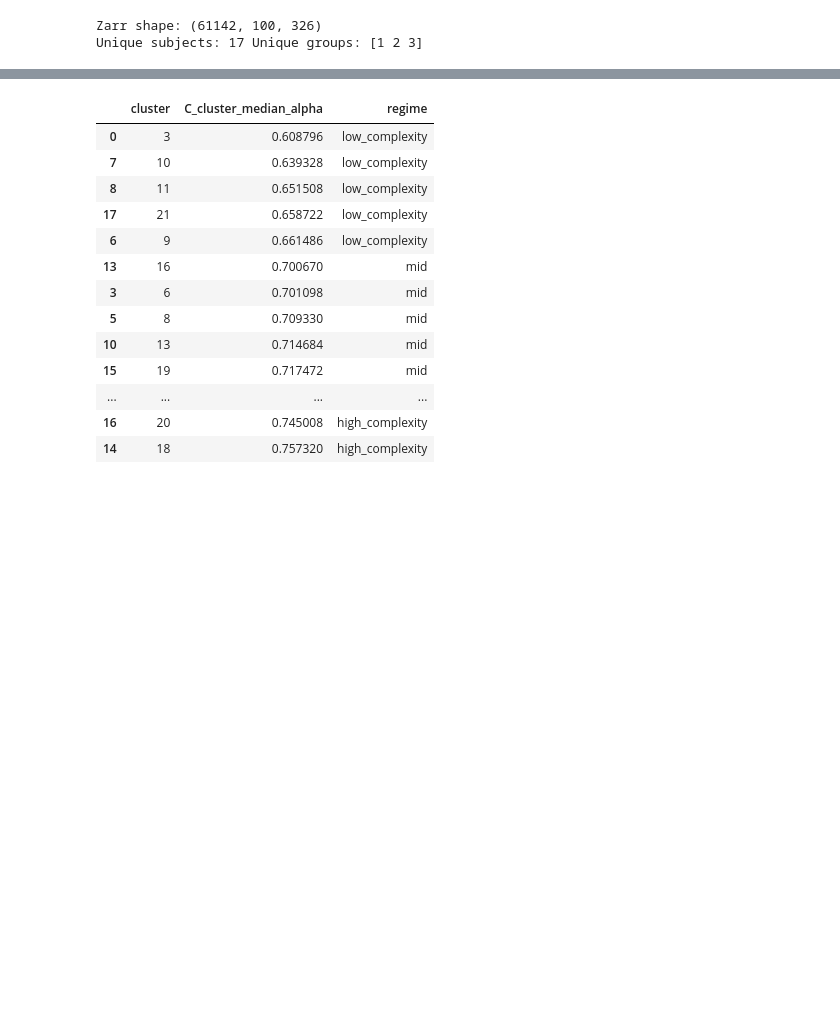
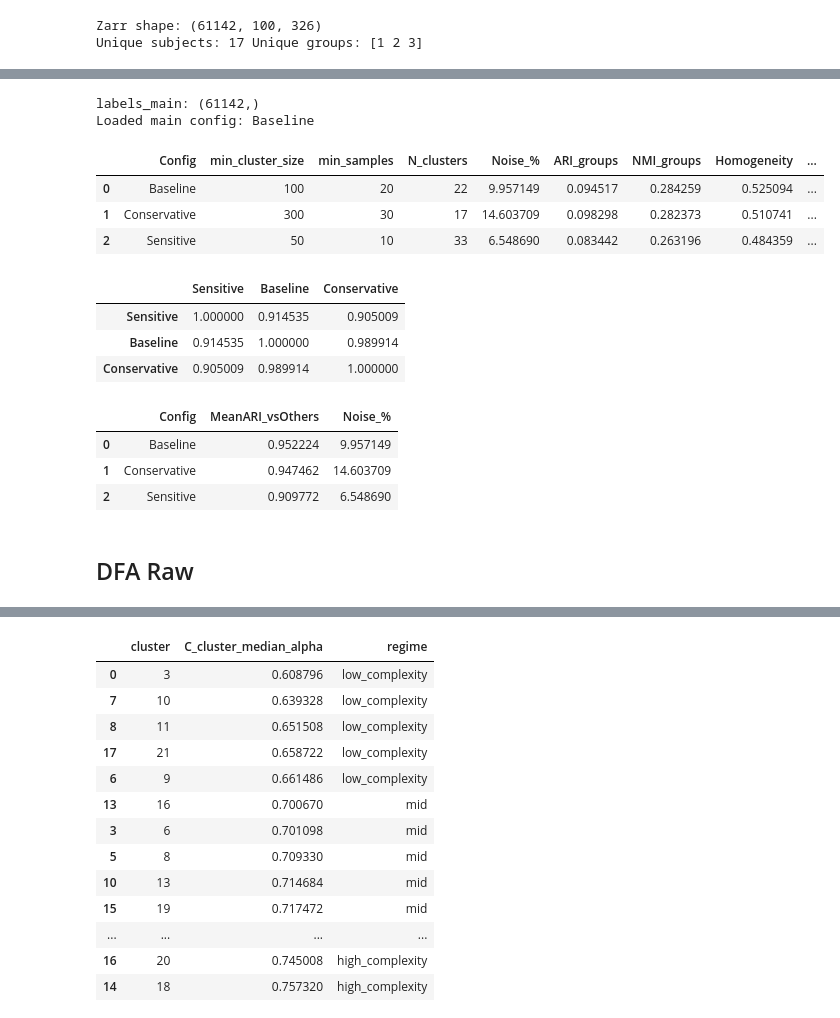
Before and after one commit to carmare13/Gait-Stability, a Jupyter notebook: NoteBooks/NONAN_AI.ipynb, the cells around one changed output, grey strips where cells are left out. Cells and saved outputs as stored; diff of their text form; code cells hidden in the pictures; blank space fills up the shorter version.

```diff
--- a/NoteBooks/NONAN_AI.ipynb
+++ b/NoteBooks/NONAN_AI.ipynb
@@ -230,3 +272,44 @@ Selected main config: Baseline
+# %%
+# LOAD HDBSCAN ARTIFACTS (no recomputation)
+# ============================================
+OUTDIR = "results_nonan"
+
+# Load main labels
+labels_main = np.load(f"{OUTDIR}/labels_main.npy")
+print("labels_main:", labels_main.shape)
+
+# Load metadata / selection info
+with open(f"{OUTDIR}/hdbscan_selection.json", "r", encoding="utf-8") as f:
+    cfg_record = json.load(f)
+
+MAIN_CFG_NAME = cfg_record["MAIN_CFG_NAME"]
+print("Loaded main config:", MAIN_CFG_NAME)
+
+# Load tables (for reporting / figures)
+df_hdb = pd.read_csv(f"{OUTDIR}/hdbscan_quality_vs_groups.csv")
+df_ari_cfg = pd.read_csv(f"{OUTDIR}/hdbscan_stability_between_configs.csv", index_col=0)
+df_pick = pd.read_csv(f"{OUTDIR}/hdbscan_pick_table.csv")
+
+display(df_hdb)
+display(df_ari_cfg)
+display(df_pick)
+# %% [output]
+labels_main: (61142,)
+Loaded main config: Baseline
+|  | Config | min_cluster_size | min_samples | N_clusters | Noise_% | ARI_groups | NMI_groups | Homogeneity | ... |
+| 0 | Baseline | 100 | 20 | 22 | 9.957149 | 0.094517 | 0.284259 | 0.525094 | ... |
+| 1 | Conservative | 300 | 30 | 17 | 14.603709 | 0.098298 | 0.282373 | 0.510741 | ... |
+| 2 | Sensitive | 50 | 10 | 33 | 6.548690 | 0.083442 | 0.263196 | 0.484359 | ... |
+|  | Sensitive | Baseline | Conservative |
+| Sensitive | 1.000000 | 0.914535 | 0.905009 |
+| Baseline | 0.914535 | 1.000000 | 0.989914 |
+| Conservative | 0.905009 | 0.989914 | 1.000000 |
+|  | Config | MeanARI_vsOthers | Noise_% |
+| 0 | Baseline | 0.952224 | 9.957149 |
+| 1 | Conservative | 0.947462 | 14.603709 |
+| 2 | Sensitive | 0.909772 | 6.548690 |
+# %% [markdown]
+## DFA Raw
 # %%
 # 5) 21min DFA (NONAN-based) + efficient Zarr reads (contiguous ranges)
 #    - Uses automatic scale selection (per concatenated series)
```
Also changed, not shown: parts of 14 cells of this notebook, 3 other files.
